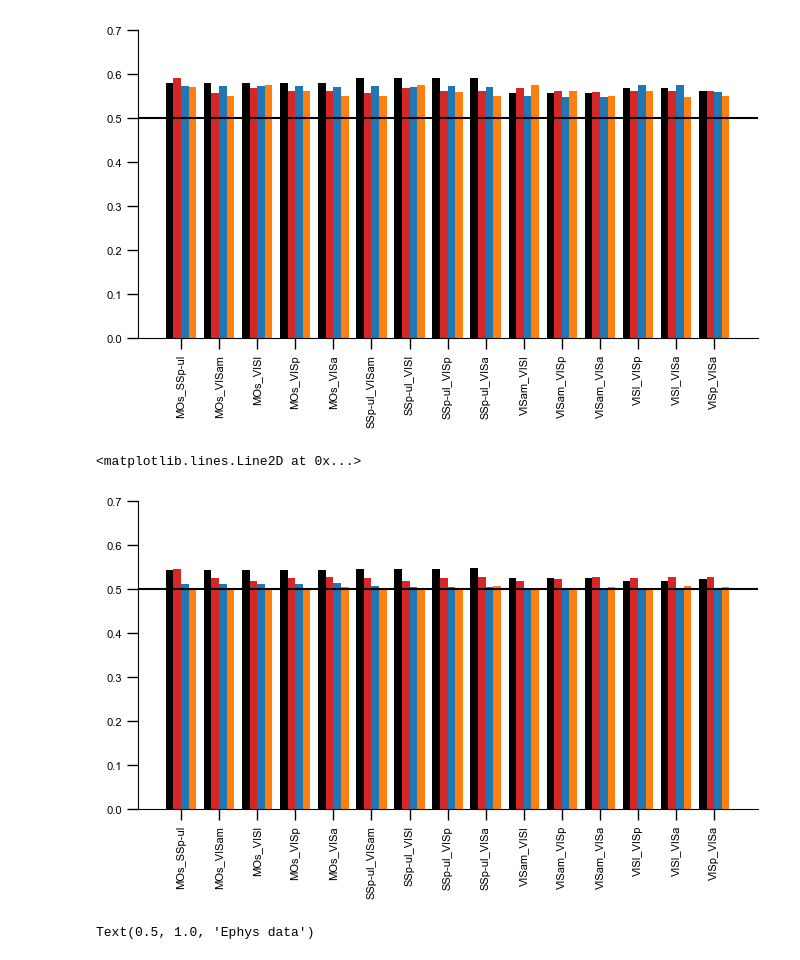
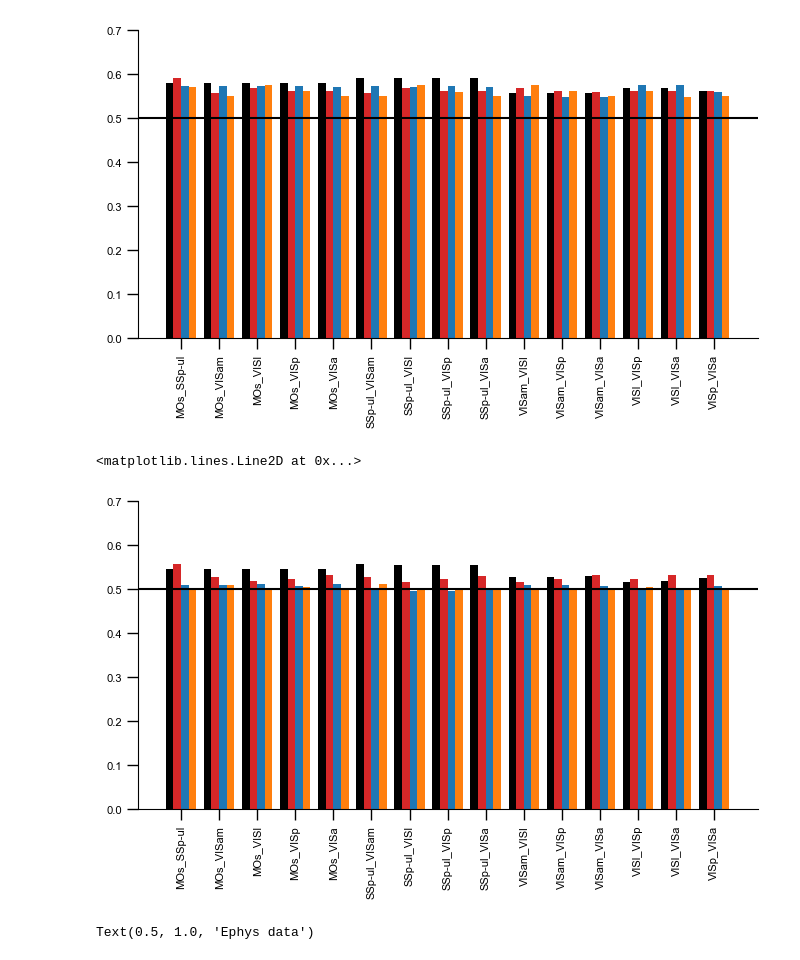
Before and after one commit to debottamKundu/ibl-partial-info-decomp, a Jupyter notebook: notebooks/multiregiondecoders.ipynb, the cells around one changed output. Saved outputs shown, nothing was run; the diff lists cells and outputs as text; code cells hidden in the pictures.

```diff
--- a/notebooks/multiregiondecoders.ipynb
+++ b/notebooks/multiregiondecoders.ipynb
@@ -479,7 +479,8 @@ def mean_accuracies_for_wifi_by_conditions(files):
         regions = [re.findall(r"\['(.*?)'\]", p) for p in pairs]
         for f_idx, frame in enumerate(frames):
             for k_idx, k in enumerate(d[frame].keys()):
-                results = d[frame][k]["results"]
+                # results = d[frame][k]["results"]
+                results = d[frame][k]["information_results"]  # TODO: fix this in the og script
                 mean_a_cong = []
                 mean_b_cong = []
 
@@ -538,22 +539,26 @@ ax.axhline(0.5)
 # %% [output]
 <matplotlib.lines.Line2D at 0x...>
 [figure]
+# %%
+files_stim = np.sort(glob("../data/generated/quicktransfer/*.pkl"))
+# %%
+mean_accuracies_by_condition_stim = mean_accuracies_for_wifi_by_conditions(files_stim)
 # %%
 fig, ax = plt.subplots(figsize=(8, 4))
 
 for idx in range(4):
     ax.bar(
         np.arange(15) + 0.2 * idx,
-        np.mean(mean_accuracies_by_condition_stim, axis=0)[:, 0, idx],
+        np.mean(mean_accuracies_by_condition_stim, axis=0)[:, 2, idx],
         width=0.2,
     )
 
 ax.set_xticks(np.arange(15) + 0.2 * (4 - 1) / 2, names, rotation=90)
 ax.set_ylim(0, 0.7)
 ax.axhline(0.5)
 # %% [output]
 <matplotlib.lines.Line2D at 0x...>
-[figure, old version]
+[figure, new version]
 # %%
 # load up the others
 # %%
```
Also changed, not shown: parts of 2 cells of this notebook, 4 other files.
